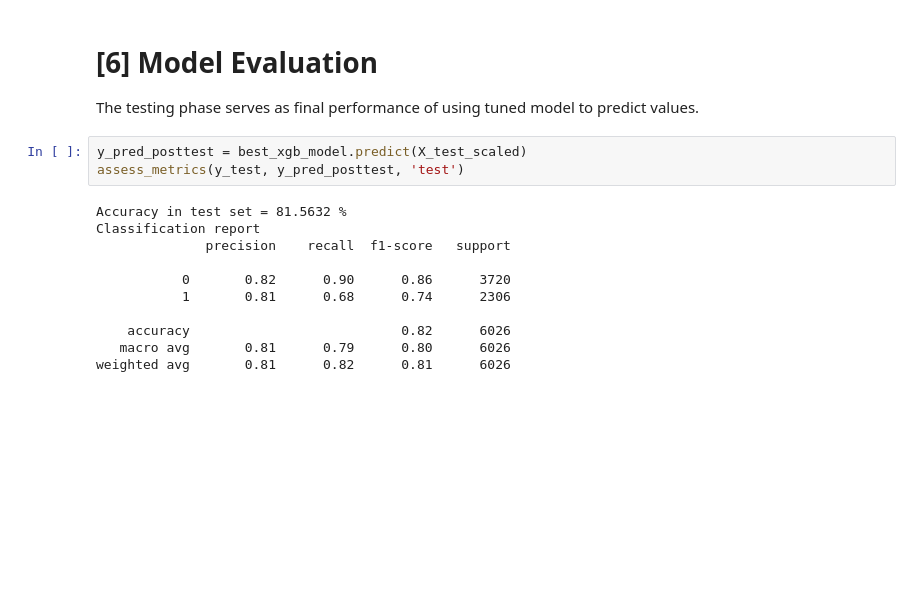
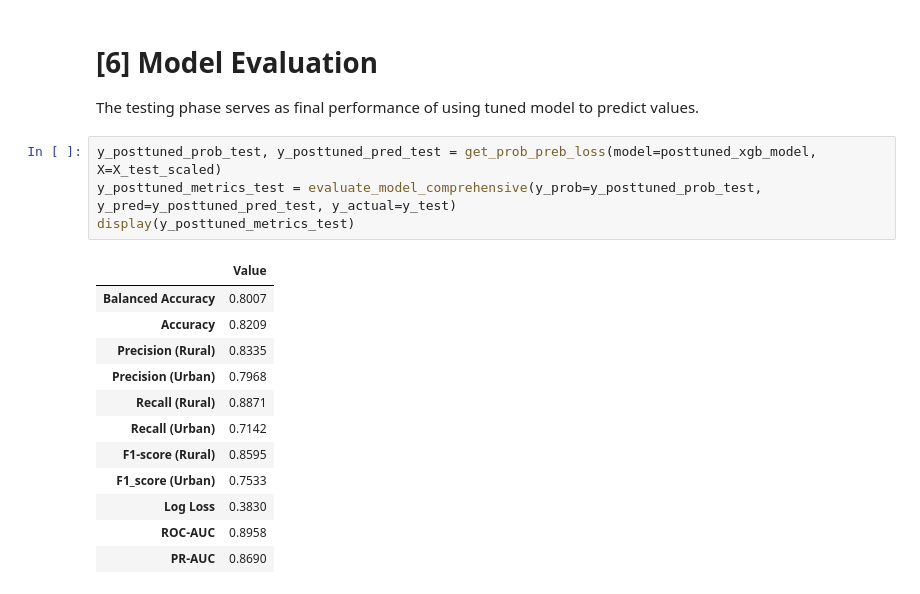
Before and after one commit to NebulaRojo9/STINTSY-MCO, a Jupyter notebook: Gradient Boosting Classifier.ipynb, the cells around one changed output. Cells and saved outputs as stored; diff of their text form; blank space fills up the shorter version.

```diff
--- a/Gradient Boosting Classifier.ipynb
+++ b/Gradient Boosting Classifier.ipynb
@@ -171,16 +331,19 @@ weighted avg       0.82      0.82      0.82      6026
 # **[6]** Model Evaluation
 The testing phase serves as final performance of using tuned model to predict values.
 # %%
-y_pred_posttest = best_xgb_model.predict(X_test_scaled)
-assess_metrics(y_test, y_pred_posttest, 'test')
+y_posttuned_prob_test, y_posttuned_pred_test = get_prob_preb_loss(model=posttuned_xgb_model, X=X_test_scaled)
+y_posttuned_metrics_test = evaluate_model_comprehensive(y_prob=y_posttuned_prob_test, y_pred=y_posttuned_pred_test, y_actual=y_test)
+display(y_posttuned_metrics_test)
 # %% [output]
-Accuracy in test set = 81.5632 %
-Classification report
-              precision    recall  f1-score   support
-
-           0       0.82      0.90      0.86      3720
-           1       0.81      0.68      0.74      2306
-
-    accuracy                           0.82      6026
-   macro avg       0.81      0.79      0.80      6026
-weighted avg       0.81      0.82      0.81      6026
+|  | Value |
+| Balanced Accuracy | 0.8007 |
+| Accuracy | 0.8209 |
+| Precision (Rural) | 0.8335 |
+| Precision (Urban) | 0.7968 |
+| Recall (Rural) | 0.8871 |
+| Recall (Urban) | 0.7142 |
+| F1-score (Rural) | 0.8595 |
+| F1_score (Urban) | 0.7533 |
+| Log Loss | 0.3830 |
+| ROC-AUC | 0.8958 |
+| PR-AUC | 0.8690 |
```
Also changed, not shown: parts of 13 cells of this notebook.
